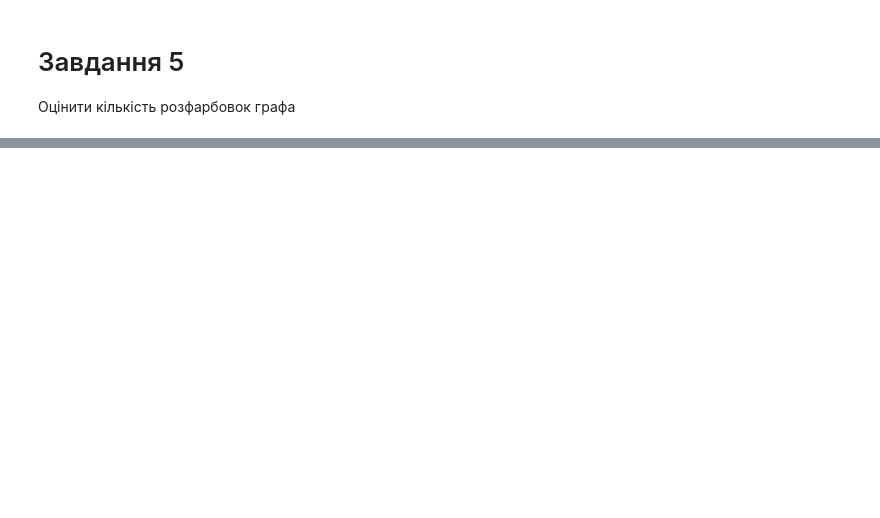
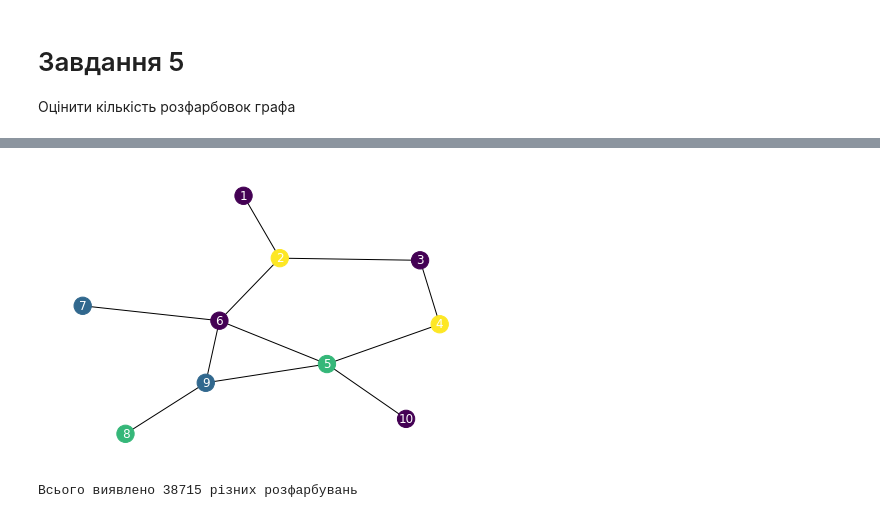
Before and after one commit to mkrooted256/undergrad-work, a Jupyter notebook: 7-markov-models/MarkovModelling/task5.ipynb, the cells around one changed output, grey strips where cells are left out. Cells and saved outputs as stored; diff of their text form; code cells hidden in the pictures; blank space fills up the shorter version.

```diff
--- a/7-markov-models/MarkovModelling/task5.ipynb
+++ b/7-markov-models/MarkovModelling/task5.ipynb
@@ -61,0 +155,12 @@ def Task5(params: Task5Params, stat_offset=2000, n_steps=2000, seed=42, debug=Fa
+# %%
+param = Task5Params(A, k=4)
+result = Task5(param, n_steps=500000, seed=1000)
+# %%
+draw(A, result.history[-1])
+# %% [output]
+[figure, added]
+# %%
+n_colorings = result.history_per_state.keys()
+print(f"Всього виявлено {len(n_colorings)} різних розфарбувань")
+# %% [output]
+Всього виявлено 38715 різних розфарбувань
```
Also changed, not shown: parts of 18 cells of this notebook.
